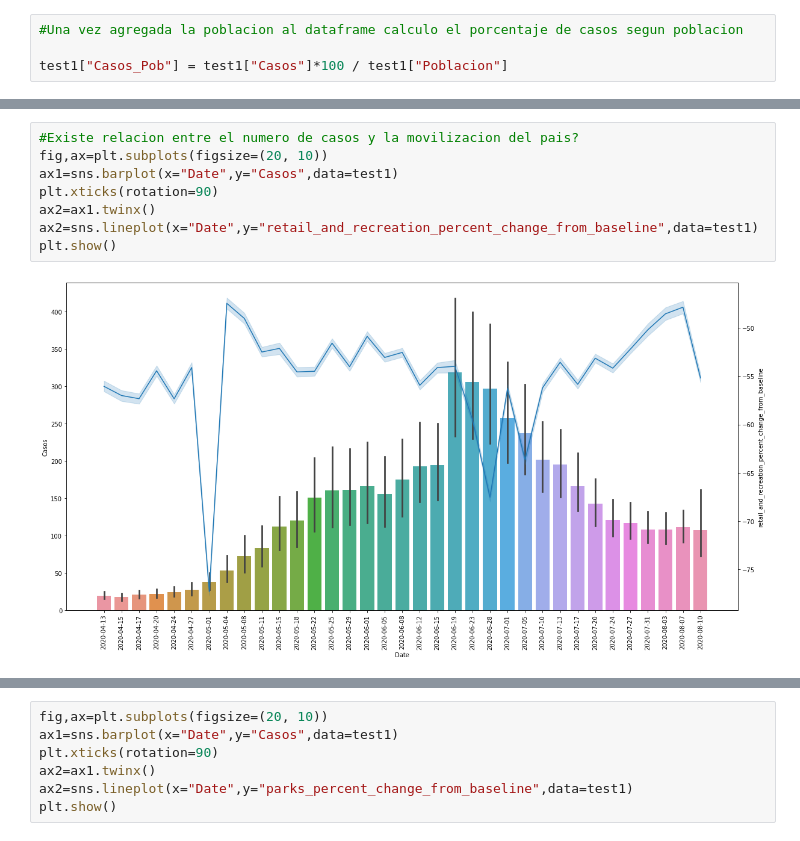
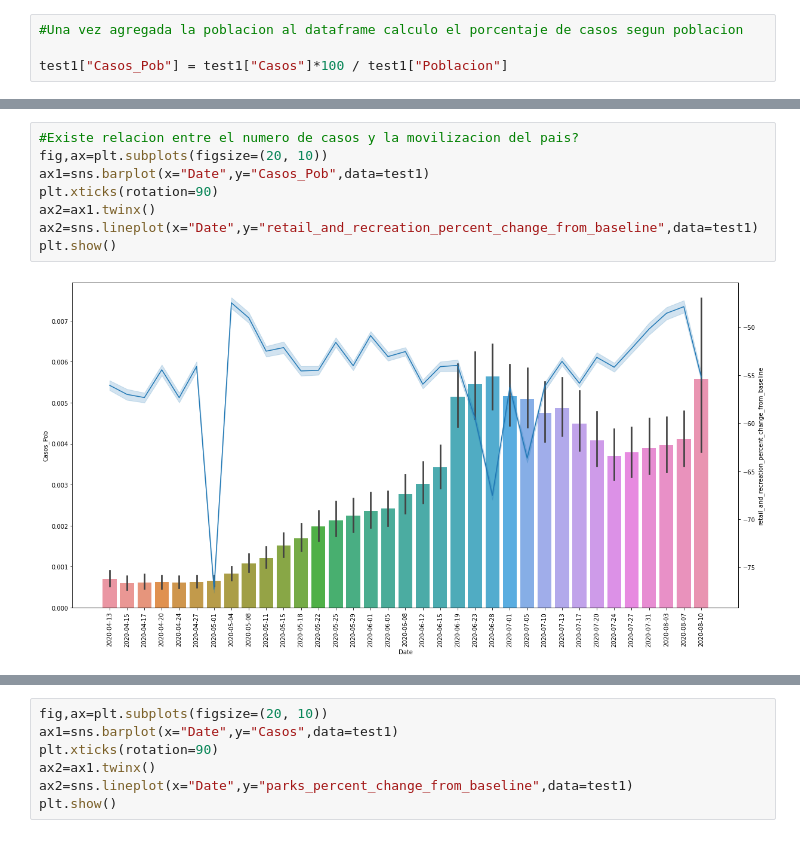
Before and after one commit to c3rssei/covid19care, a Jupyter notebook: Previsualizacion_movilizacion.ipynb, the cells around one changed output, grey strips where cells are left out. Drawn from its saved outputs; the diff is of its cells as text.

```diff
--- a/Previsualizacion_movilizacion.ipynb
+++ b/Previsualizacion_movilizacion.ipynb
@@ -467,13 +498,13 @@ sns.lineplot(y="Casos_Pob",x="residential_percent_change_from_baseline",data=tes
 # %%
 #Existe relacion entre el numero de casos y la movilizacion del pais?
 fig,ax=plt.subplots(figsize=(20, 10))
-ax1=sns.barplot(x="Date",y="Casos",data=test1)
+ax1=sns.barplot(x="Date",y="Casos_Pob",data=test1)
 plt.xticks(rotation=90)
 ax2=ax1.twinx()
 ax2=sns.lineplot(x="Date",y="retail_and_recreation_percent_change_from_baseline",data=test1)
 plt.show()
 # %% [output]
-[figure, old version]
+[figure, new version]
 # %%
 fig,ax=plt.subplots(figsize=(20, 10))
 ax1=sns.barplot(x="Date",y="Casos",data=test1)
```
Also changed, not shown: parts of 17 cells of this notebook.
